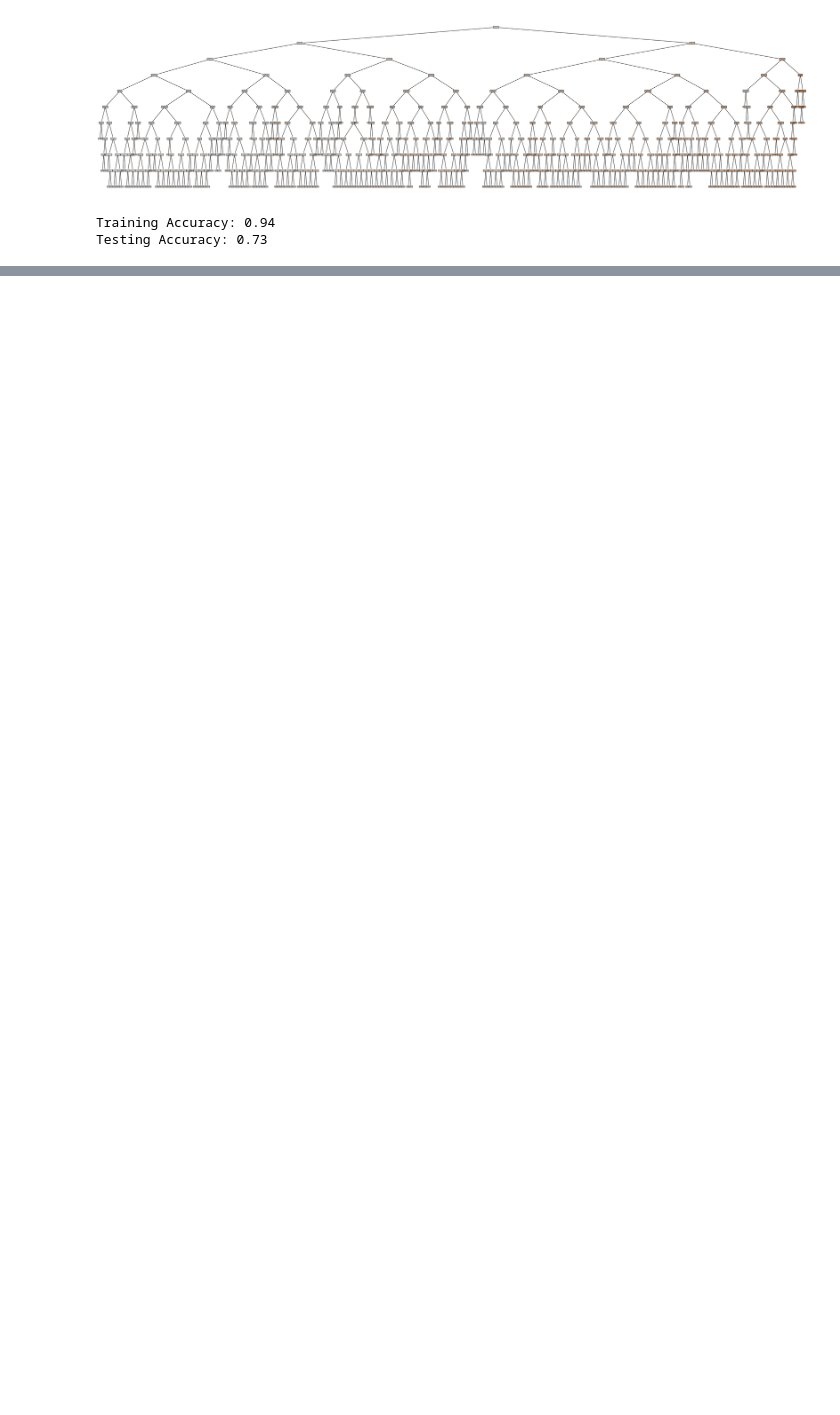
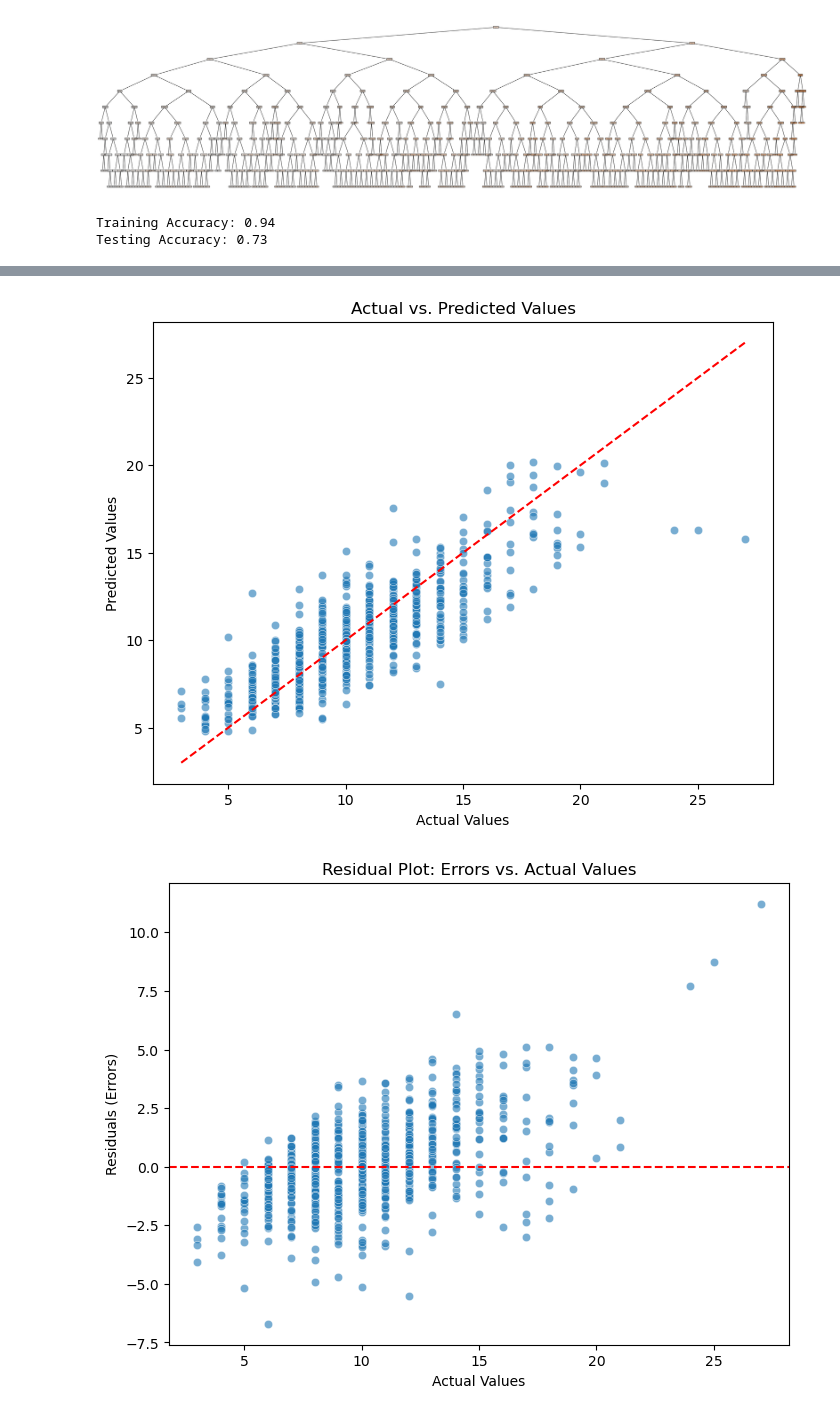
Before and after one commit to omnidox/cognizant-genspark-genai-training, a Jupyter notebook: introduction-to-genai/deliverables/mod_2_unsupervised_learning/Decision_Trees_Weather_Prediction.ipynb, the cells around one changed output, grey strips where cells are left out. Drawn from its saved outputs; the diff is of its cells as text; code cells hidden in the pictures; blank space fills up the shorter version.

```diff
--- a/introduction-to-genai/deliverables/mod_2_unsupervised_learning/Decision_Trees_Weather_Prediction.ipynb
+++ b/introduction-to-genai/deliverables/mod_2_unsupervised_learning/Decision_Trees_Weather_Prediction.ipynb
@@ -528,0 +656,18 @@ Best Parameters: {'max_depth': 12, 'min_samples_leaf': 5, 'min_samples_split': 1
+# %%
+best_rf_model = RandomForestRegressor(
+    max_depth=8,  # Reduce tree depth
+    min_samples_leaf=10,  # Increase leaf size
+    min_samples_split=20,  # Require more samples per split
+    n_estimators=100,  # Reduce number of trees
+    random_state=42
+)
+
+# Retrain model
+best_rf_model.fit(X_train, y_train)
+
+# Evaluate new scores
+train_score = best_rf_model.score(X_train, y_train)
+test_score = best_rf_model.score(X_test, y_test)
+
+print(f"🔹 Training R² Score: {train_score:.2f}")
+print(f"🔹 Testing R² Score: {test_score:.2f}")
@@ -528,0 +850,28 @@ Best Parameters: {'max_depth': 12, 'min_samples_leaf': 5, 'min_samples_split': 1
+# %%
+import matplotlib.pyplot as plt
+import seaborn as sns
+
+# Make Predictions
+y_pred = better_rf_model.predict(X_test)
+
+# 📌 Scatter Plot: Actual vs. Predicted
+plt.figure(figsize=(8, 6))
+sns.scatterplot(x=y_test, y=y_pred, alpha=0.6)
+plt.plot([y_test.min(), y_test.max()], [y_test.min(), y_test.max()], color='red', linestyle='--')  # 45-degree line
+plt.xlabel("Actual Values")
+plt.ylabel("Predicted Values")
+plt.title("Actual vs. Predicted Values")
+plt.show()
+
+# 📌 Residual Plot: Errors vs. Actual
+residuals = y_test - y_pred
+plt.figure(figsize=(8, 6))
+sns.scatterplot(x=y_test, y=residuals, alpha=0.6)
+plt.axhline(y=0, color='red', linestyle='--')  # Zero error line
+plt.xlabel("Actual Values")
+plt.ylabel("Residuals (Errors)")
+plt.title("Residual Plot: Errors vs. Actual Values")
+plt.show()
+# %% [output]
+[figure, added]
+[figure, added]
```
Also changed, not shown: parts of 21 cells of this notebook.
